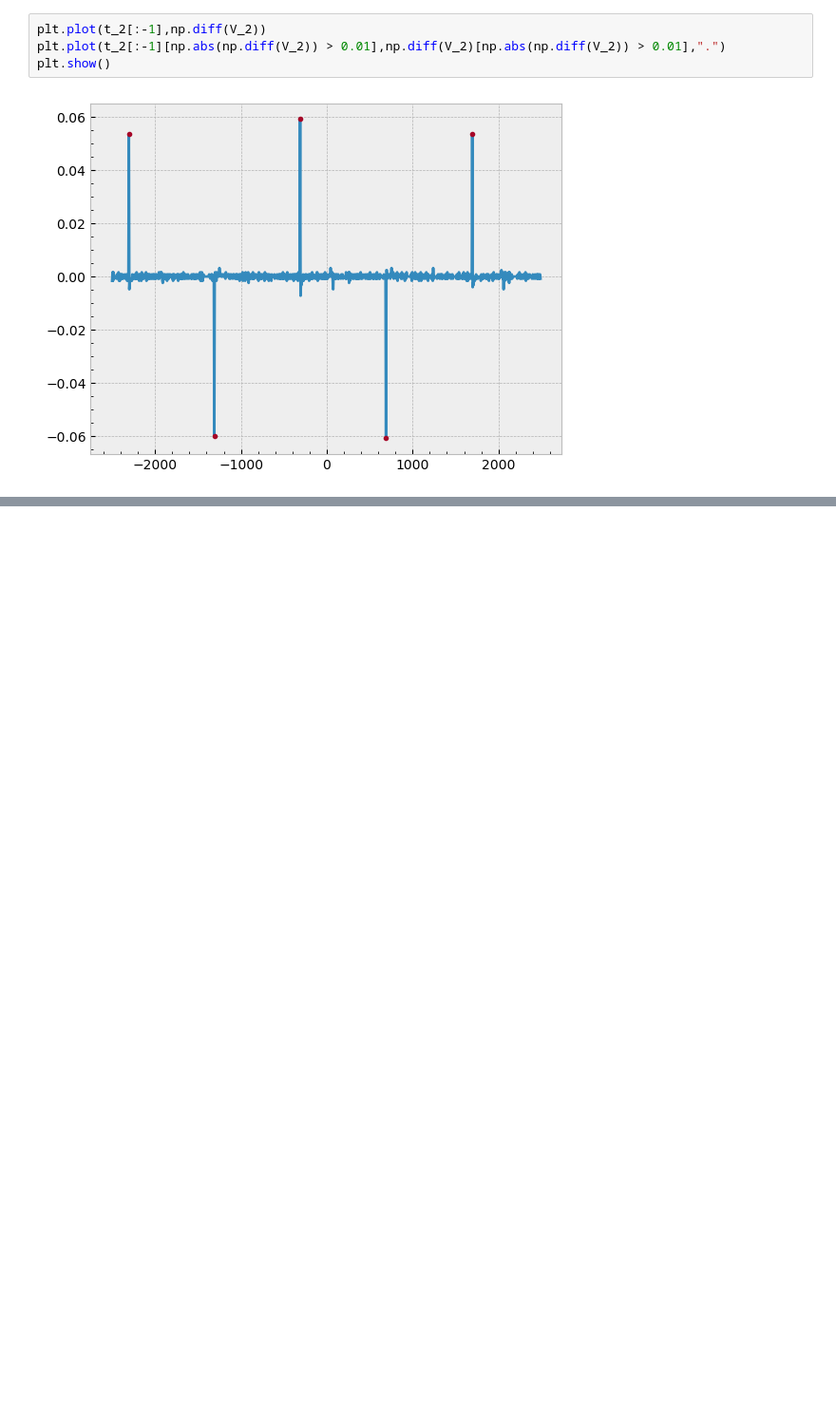
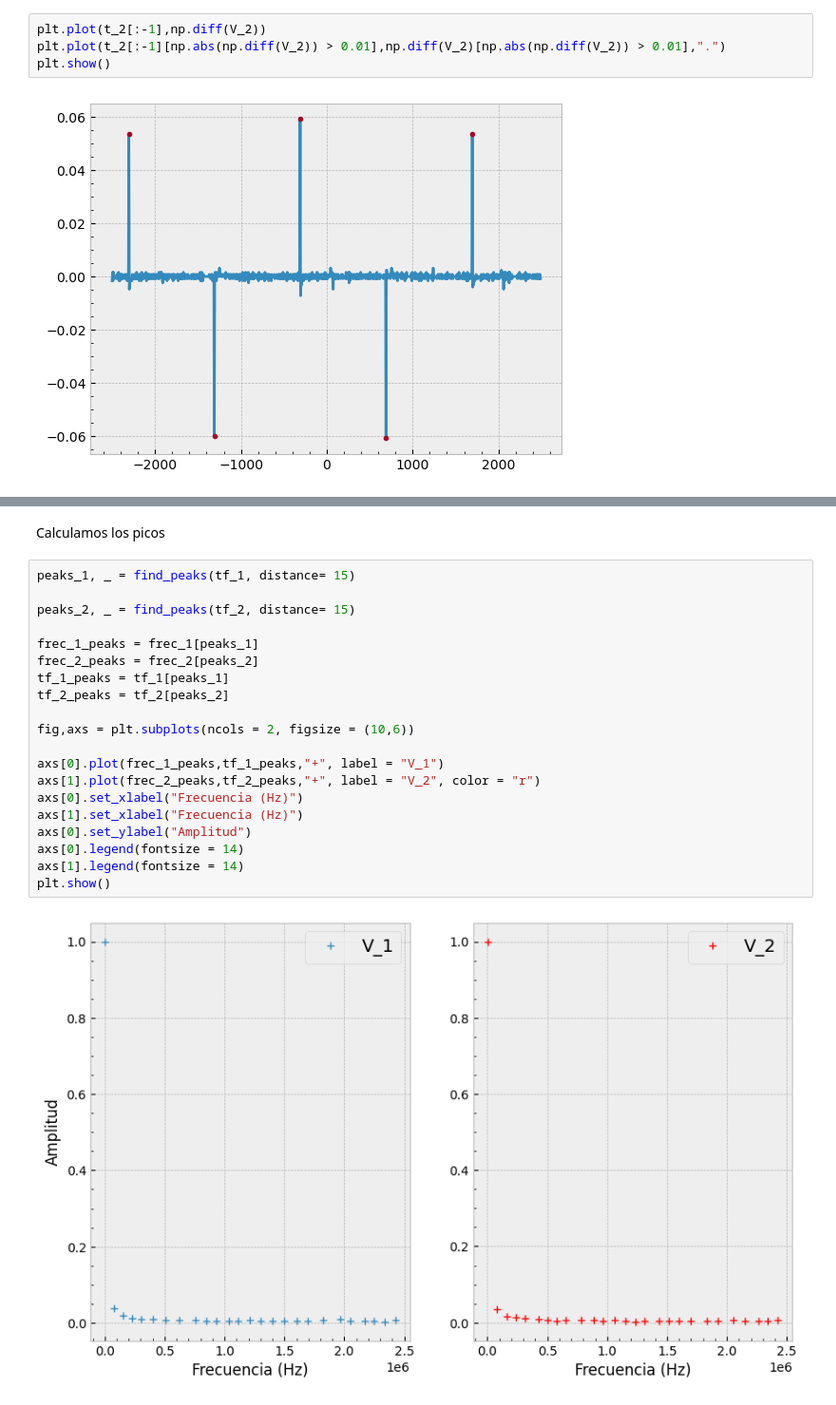
Before and after one commit to DelManuel/Magnetometro-optico, a Jupyter notebook: códigos/analisis_tiempo_de_respuesta.ipynb, the cells around one changed output, grey strips where cells are left out. Shown at 95% size. Saved outputs shown, nothing was run; the diff lists cells and outputs as text; blank space fills up the shorter version.

```diff
--- a/códigos/analisis_tiempo_de_respuesta.ipynb
+++ b/códigos/analisis_tiempo_de_respuesta.ipynb
@@ -119,0 +191,24 @@ plt.show()
+# %% [markdown]
+Calculamos los picos
+# %%
+peaks_1, _ = find_peaks(tf_1, distance= 15)
+
+peaks_2, _ = find_peaks(tf_2, distance= 15)
+
+frec_1_peaks = frec_1[peaks_1]
+frec_2_peaks = frec_2[peaks_2]
+tf_1_peaks = tf_1[peaks_1]
+tf_2_peaks = tf_2[peaks_2]
+
+fig,axs = plt.subplots(ncols = 2, figsize = (10,6))
+
+axs[0].plot(frec_1_peaks,tf_1_peaks,"+", label = "V_1")
+axs[1].plot(frec_2_peaks,tf_2_peaks,"+", label = "V_2", color = "r")
+axs[0].set_xlabel("Frecuencia (Hz)")
+axs[1].set_xlabel("Frecuencia (Hz)")
+axs[0].set_ylabel("Amplitud")
+axs[0].legend(fontsize = 14)
+axs[1].legend(fontsize = 14)
+plt.show()
+# %% [output]
+[figure, added]
```
Also changed, not shown: parts of 14 cells of this notebook, 1 other file.
